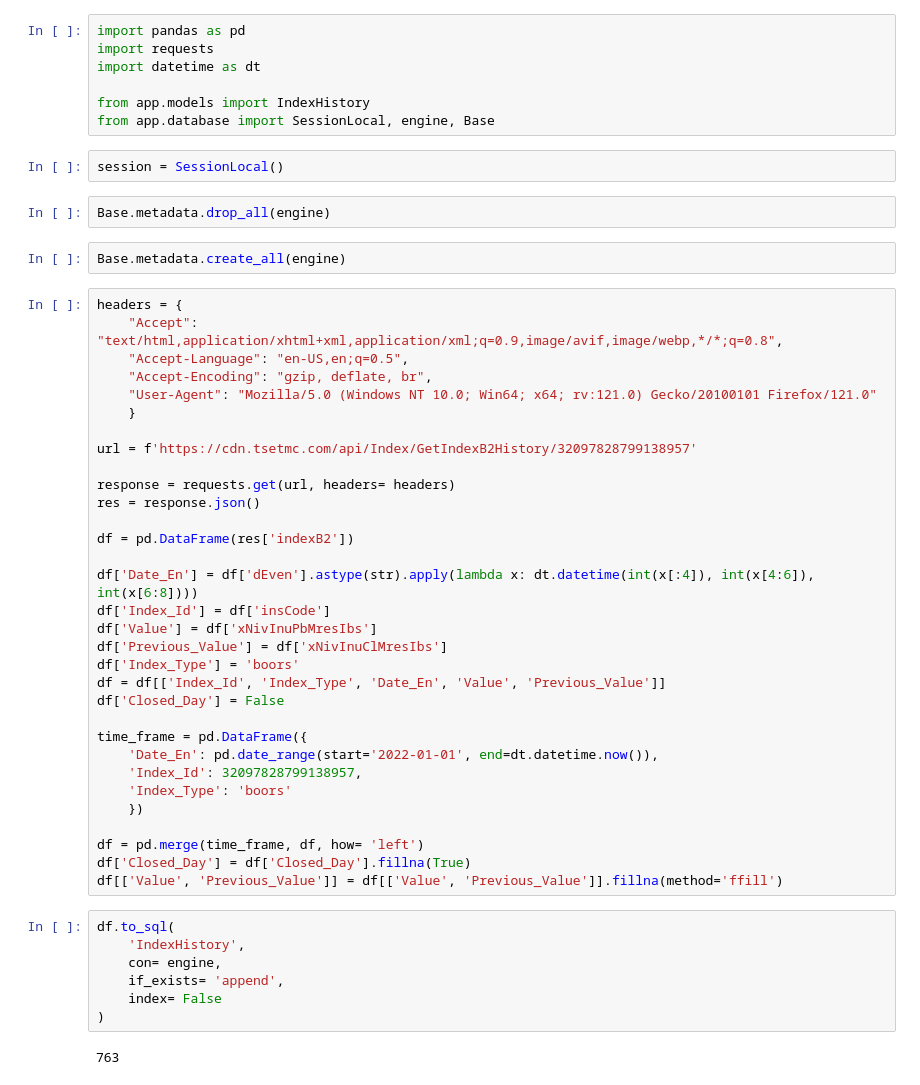
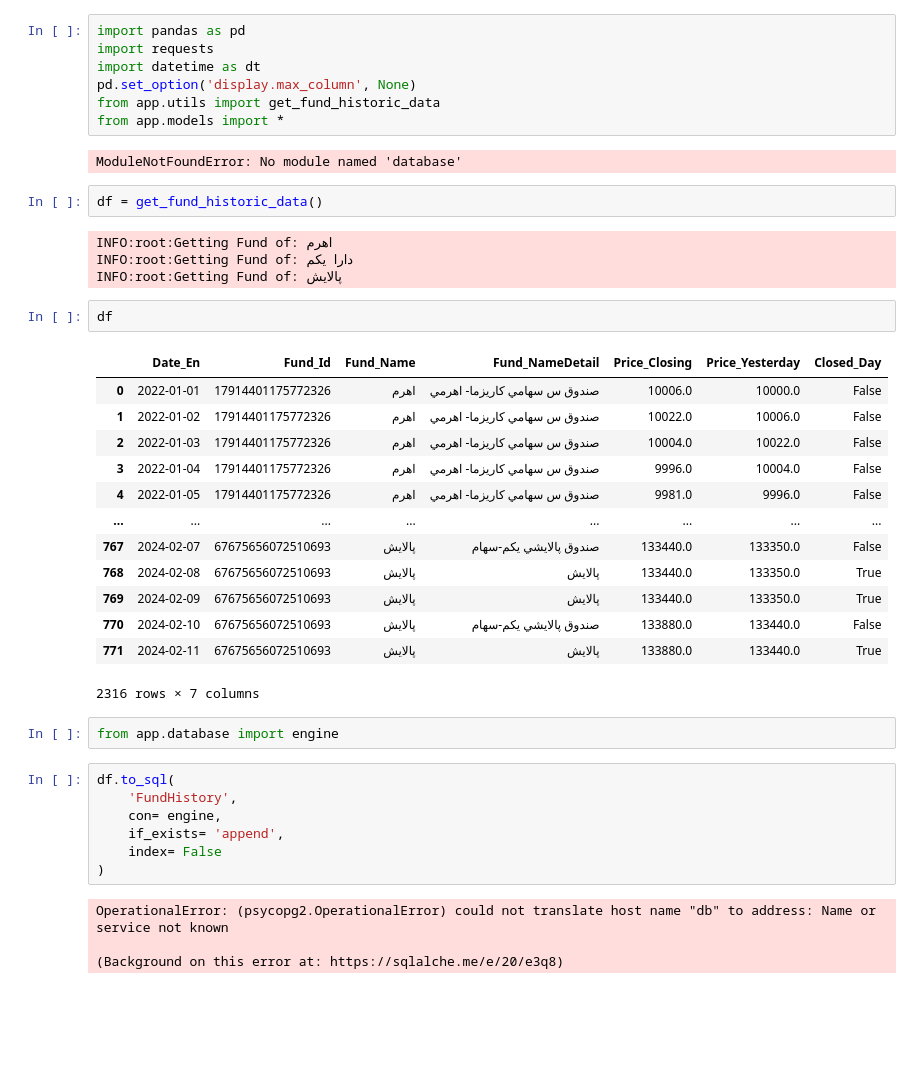
Before and after one commit to saeid-lotfi/feefee, a Jupyter notebook: tsetmc-db-populate.ipynb, the cells around one changed output. Saved outputs shown, nothing was run; the diff lists cells and outputs as text; blank space fills up the shorter version.

Commit message:
add funds

```diff
--- a/tsetmc-db-populate.ipynb
+++ b/tsetmc-db-populate.ipynb
@@ -2,53 +2,43 @@
 import pandas as pd
 import requests
 import datetime as dt
-
-from app.models import IndexHistory
-from app.database import SessionLocal, engine, Base
+pd.set_option('display.max_column', None)
+from app.utils import get_fund_historic_data
+from app.models import *
+# %% [output]
+ModuleNotFoundError: No module named 'database'
-# %%
-session = SessionLocal()
-# %%
-Base.metadata.drop_all(engine)
-# %%
-Base.metadata.create_all(engine)
-# %%
-headers = {
-    "Accept": "text/html,application/xhtml+xml,application/xml;q=0.9,image/avif,image/webp,*/*;q=0.8",
-    "Accept-Language": "en-US,en;q=0.5",
-    "Accept-Encoding": "gzip, deflate, br",
-    "User-Agent": "Mozilla/5.0 (Windows NT 10.0; Win64; x64; rv:121.0) Gecko/20100101 Firefox/121.0"
-    }
-
-url = f'https://cdn.tsetmc.com/api/Index/GetIndexB2History/32097828799138957'
-
-response = requests.get(url, headers= headers)
-res = response.json()
-
-df = pd.DataFrame(res['indexB2'])
-
-df['Date_En'] = df['dEven'].astype(str).apply(lambda x: dt.datetime(int(x[:4]), int(x[4:6]), int(x[6:8])))
-df['Index_Id'] = df['insCode']
-df['Value'] = df['xNivInuPbMresIbs']
-df['Previous_Value'] = df['xNivInuClMresIbs']
-df['Index_Type'] = 'boors'
-df = df[['Index_Id', 'Index_Type', 'Date_En', 'Value', 'Previous_Value']]
-df['Closed_Day'] = False
-
-time_frame = pd.DataFrame({
-    'Date_En': pd.date_range(start='2022-01-01', end=dt.datetime.now()),
-    'Index_Id': 32097828799138957,
-    'Index_Type': 'boors'
-    })
-
-df = pd.merge(time_frame, df, how= 'left')
-df['Closed_Day'] = df['Closed_Day'].fillna(True)
-df[['Value', 'Previous_Value']] = df[['Value', 'Previous_Value']].fillna(method='ffill')
+# %%
+df = get_fund_historic_data()
+# %% [output]
+INFO:root:Getting Fund of: اهرم
+INFO:root:Getting Fund of: دارا يكم
+INFO:root:Getting Fund of: پالايش
+# %%
+df
+# %% [output]
+|  | Date_En | Fund_Id | Fund_Name | Fund_NameDetail | Price_Closing | Price_Yesterday | Closed_Day |
+| 0 | 2022-01-01 | 17914401175772326 | اهرم | صندوق س سهامي كاريزما- اهرمي | 10006.0 | 10000.0 | False |
+| 1 | 2022-01-02 | 17914401175772326 | اهرم | صندوق س سهامي كاريزما- اهرمي | 10022.0 | 10006.0 | False |
+| 2 | 2022-01-03 | 17914401175772326 | اهرم | صندوق س سهامي كاريزما- اهرمي | 10004.0 | 10022.0 | False |
+| 3 | 2022-01-04 | 17914401175772326 | اهرم | صندوق س سهامي كاريزما- اهرمي | 9996.0 | 10004.0 | False |
+| 4 | 2022-01-05 | 17914401175772326 | اهرم | صندوق س سهامي كاريزما- اهرمي | 9981.0 | 9996.0 | False |
+| ... | ... | ... | ... | ... | ... | ... | ... |
+| 767 | 2024-02-07 | 67675656072510693 | پالايش | صندوق پالايشي يكم-سهام | 133440.0 | 133350.0 | False |
+| 768 | 2024-02-08 | 67675656072510693 | پالايش | پالايش | 133440.0 | 133350.0 | True |
+| 769 | 2024-02-09 | 67675656072510693 | پالايش | پالايش | 133440.0 | 133350.0 | True |
+| 770 | 2024-02-10 | 67675656072510693 | پالايش | صندوق پالايشي يكم-سهام | 133880.0 | 133440.0 | False |
+| 771 | 2024-02-11 | 67675656072510693 | پالايش | پالايش | 133880.0 | 133440.0 | True |
+2316 rows × 7 columns
+# %%
+from app.database import engine
 # %%
 df.to_sql(
-    'IndexHistory',
+    'FundHistory',
     con= engine,
     if_exists= 'append',
     index= False
 )
 # %% [output]
-763
+OperationalError: (psycopg2.OperationalError) could not translate host name "db" to address: Name or service not known
+
+(Background on this error at: https://sqlalche.me/e/20/e3q8)
```
Also changed, not shown: 4 other files.
